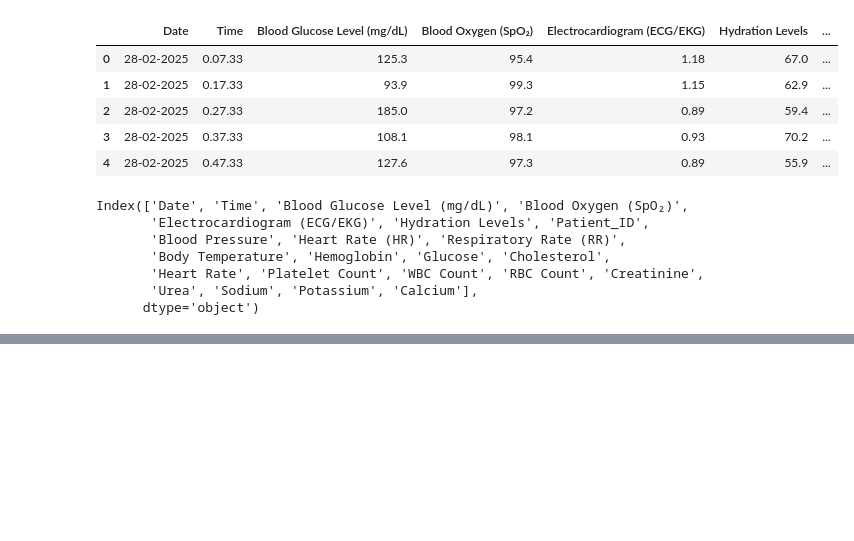
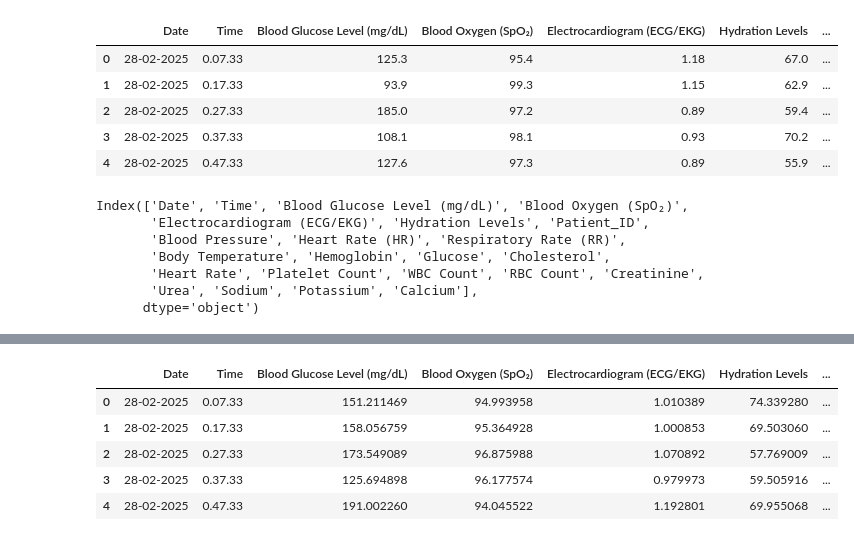
Before and after one commit to DataBird-Savvy/HealthMonitoring, a Jupyter notebook: notebooks/EDA_HealthMonitoring.ipynb, the cells around one changed output, grey strips where cells are left out. Drawn from its saved outputs; the diff is of its cells as text; code cells hidden in the pictures; blank space fills up the shorter version.

```diff
--- a/notebooks/EDA_HealthMonitoring.ipynb
+++ b/notebooks/EDA_HealthMonitoring.ipynb
@@ -210,0 +264,11 @@ Epoch 7/20
+# %%
+df1=pd.read_csv("/content/merged_patient_data.csv")
+# %%
+df1.head()
+# %% [output]
+|  | Date | Time | Blood Glucose Level (mg/dL) | Blood Oxygen (SpO₂) | Electrocardiogram (ECG/EKG) | Hydration Levels | ... |
+| 0 | 28-02-2025 | 0.07.33 | 151.211469 | 94.993958 | 1.010389 | 74.339280 | ... |
+| 1 | 28-02-2025 | 0.17.33 | 158.056759 | 95.364928 | 1.000853 | 69.503060 | ... |
+| 2 | 28-02-2025 | 0.27.33 | 173.549089 | 96.875988 | 1.070892 | 57.769009 | ... |
+| 3 | 28-02-2025 | 0.37.33 | 125.694898 | 96.177574 | 0.979973 | 59.505916 | ... |
+| 4 | 28-02-2025 | 0.47.33 | 191.002260 | 94.045522 | 1.192801 | 69.955068 | ... |
```
Also changed, not shown: parts of 3 cells of this notebook, 2 other files.
